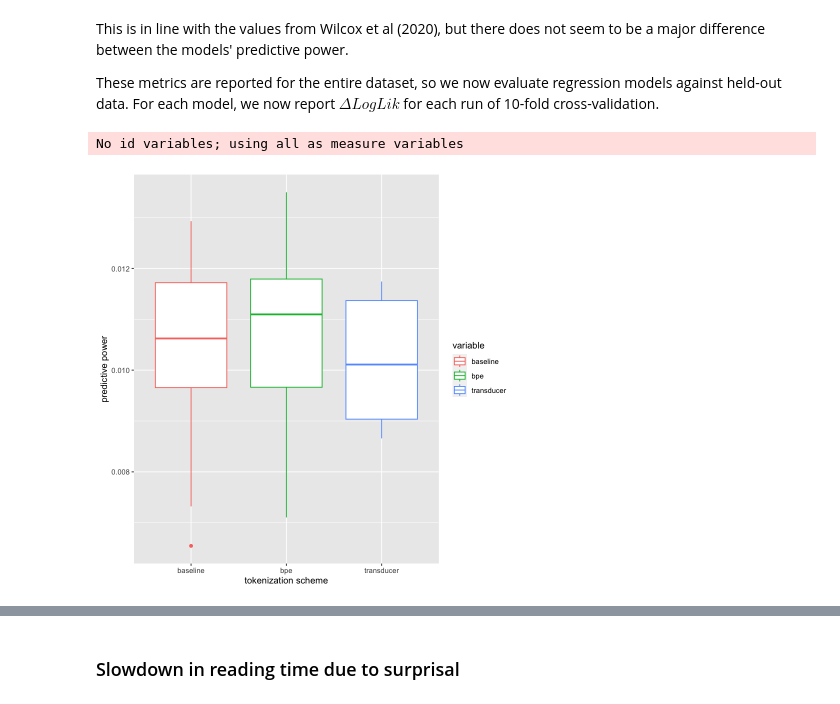
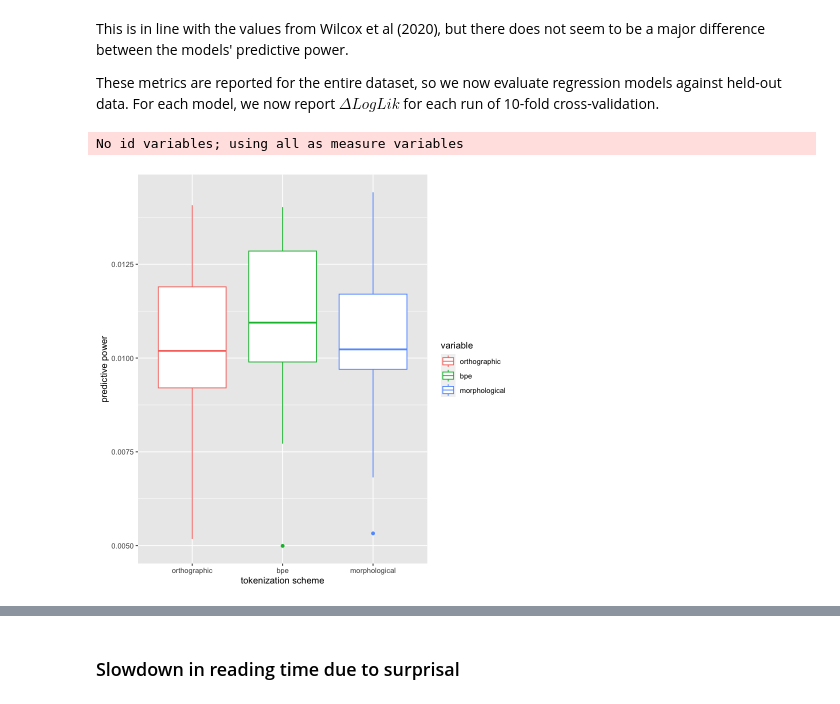
Before and after one commit to sathvikn/dl-psych-tokenization, a Jupyter notebook: regression_analysis.ipynb, the cells around one changed output, grey strips where cells are left out. Saved outputs shown, nothing was run; the diff lists cells and outputs as text; code cells hidden in the pictures.

Commit message:
report all results in notebooks

```diff
--- a/regression_analysis.ipynb
+++ b/regression_analysis.ipynb
@@ -31,0 +17,5 @@ predictive_power(transducer_data)
+# %%
+dundee_et <- all_data[all_data$corpus == "dundee",]
+dundee_orth <- dundee_et[dundee_et$tokenization == "orthographic", ]
+dundee_bpe <- dundee_et[dundee_et$tokenization == "bpe", ]
+dundee_morph <- dundee_et[dundee_et$tokenization == "morphological", ]
@@ -40,8 +105,8 @@ test_data_loglik <- function(model, test_data) {
     dnorm(test_data$rt, predictions, stdev, log = TRUE)
 }
 # %%
-cross_validate <- function(data) {
-    data<-data[sample(nrow(data)),]
+cross_validate <- function(data, indices, control_formula, surprisal_formula) {
+    data<-data[indices,]
     folds <- cut(seq(1,nrow(data)),breaks=10,labels=FALSE) # this is the same for each model
     predictive_power <- seq(1:10)
     for(i in 1:10){
@@ -61,6 +123,14 @@ library(reshape2)
 # %%
-cv_results <- data.frame (
-  baseline = cross_validate(baseline_data),
-    bpe = cross_validate(bpe_data),
-    transducer = cross_validate(transducer_data)
-)
+corpus_cv <- function(orth_data, bpe_data, morph_data, control_formula, surprisal_formula) {
+    shuffled_indices <- sample(nrow(orth_data))
+    cv_results <- data.frame(
+      orthographic = cross_validate(orth_data, shuffled_indices, control_formula, surprisal_formula),
+       bpe = cross_validate(bpe_data, shuffled_indices, control_formula, surprisal_formula),
+       morphological = cross_validate(morph_data, shuffled_indices, control_formula, surprisal_formula)
+    )
+    cv_results
+}
+# %%
+dundee_cv_results <- corpus_cv(dundee_orth, dundee_bpe, dundee_morph, et_control_formula, et_surprisal_formula)
+natural_stories_cv_results <- corpus_cv(natural_stories_orth, natural_stories_bpe, natural_stories_morph,
+                                        spr_control_formula, spr_surprisal_formula)
@@ -67,6 +140,6 @@ cv_results <- data.frame (
 # %%
-ggplot(melt(cv_results))+ geom_boxplot(aes(x = variable, y = value, color = variable)) + labs(y="predictive power",
+ggplot(melt(dundee_cv_results))+ geom_boxplot(aes(x = variable, y = value, color = variable)) + labs(y="predictive power",
                                                                             x = "tokenization scheme")
 # %% [output]
 No id variables; using all as measure variables
-[figure, old version]
+[figure, new version]
```
Also changed, not shown: parts of 32 cells of this notebook, 7 other files.
